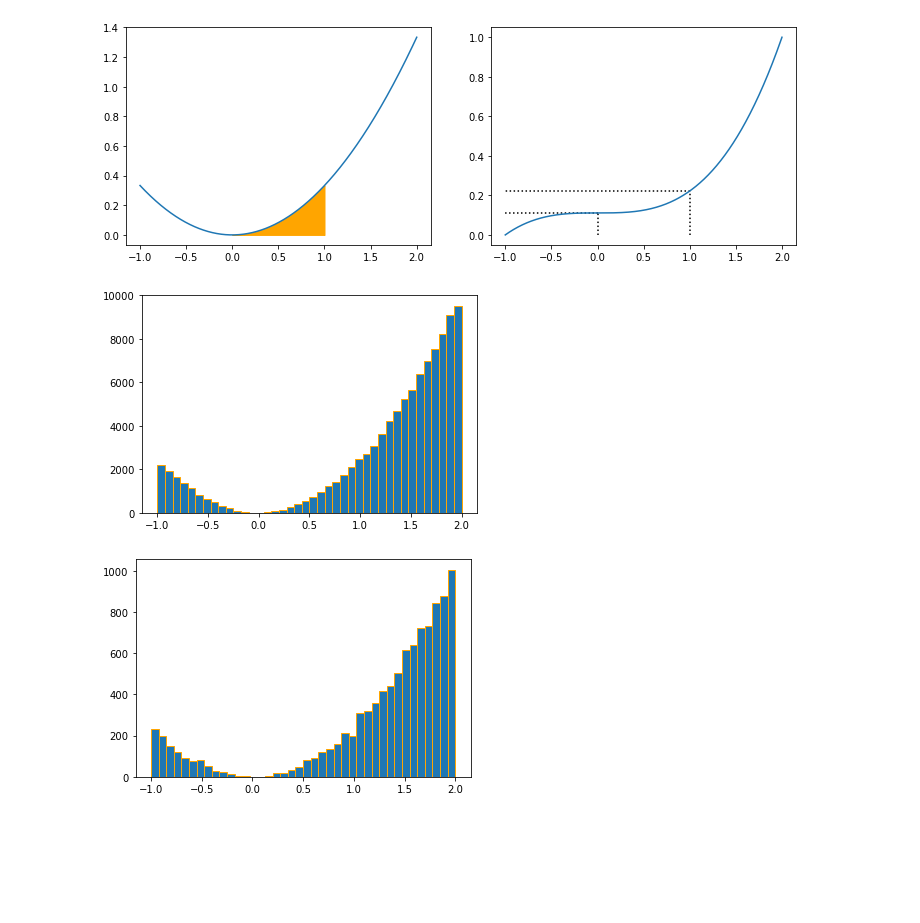
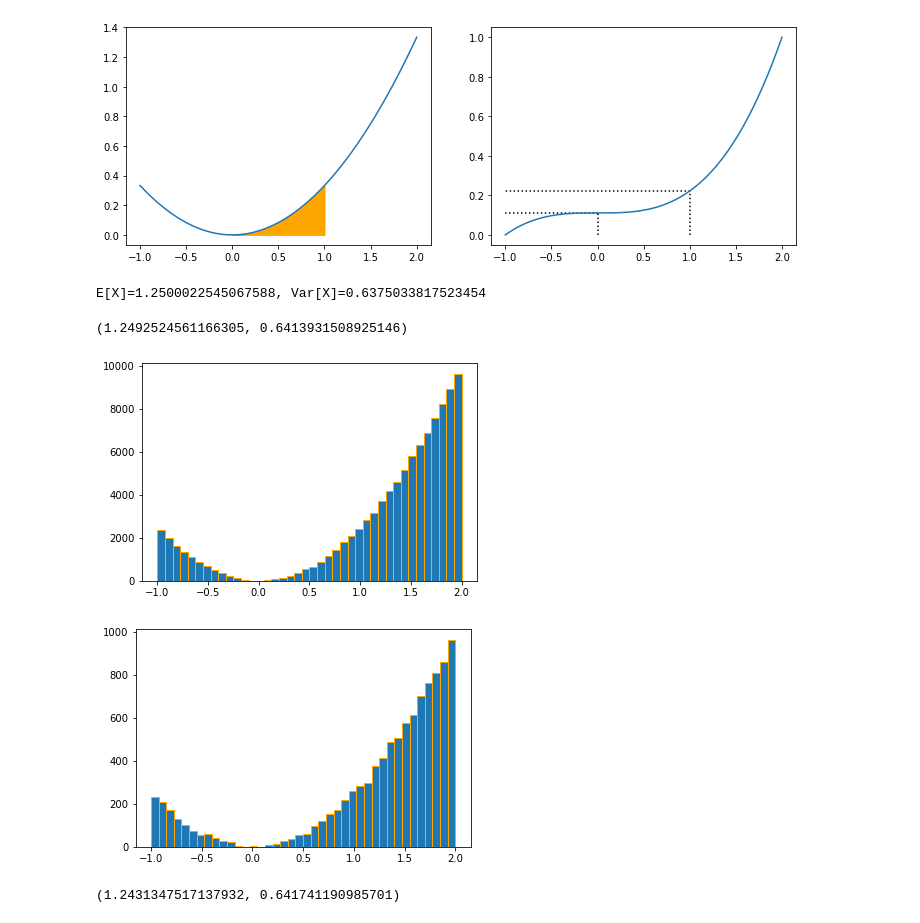
Before and after one commit to marsgr6/r-scripts, a Jupyter notebook: notebooks/continuous_distributions_practice.ipynb, the cells around one changed output. Cells and saved outputs as stored; diff of their text form; code cells hidden in the pictures; blank space fills up the shorter version.

```diff
--- a/notebooks/continuous_distributions_practice.ipynb
+++ b/notebooks/continuous_distributions_practice.ipynb
@@ -51,20 +55,36 @@ print("P({}<X<{})=F({})-F({})={}".format(a, b, b, a, F(b)-F(a)))
 P(0<X<1)=0.11111116677794466
 P(0<X<1)=F(1)-F(0)=0.1111111111111111
 [figure]
+# %%
+x = np.linspace(-1, 2, 1000)
+
+EX = np.trapz(x*f(x), x)
+VarX = np.trapz(x**2*f(x), x) - EX**2
+print("E[X]={}, Var[X]={}".format(EX, VarX))
+# %% [output]
+E[X]=1.2500022545067588, Var[X]=0.6375033817523454
 # %%
 u = np.random.random(size=100000)
-h = plt.hist(ICDF(u), bins=40, edgecolor="orange")
+X = ICDF(u)
+h = plt.hist(X, bins=40, edgecolor="orange")
+X.mean(), X.var()
 # %% [output]
+(1.2492524561166305, 0.6413931508925146)
-[figure, old version]
+[figure, new version]
 # %%
 a, b, c = -1, 2, 2
 X = []
 n = 10000
 while len(X) < n:
     xr = np.random.random()*(b-a) + a
     yr = np.random.random()*c
     if yr < f(xr):
         X += [xr]
+X = np.array(X)
 h = plt.hist(X, bins=40, edgecolor="orange")
 # %% [output]
-[figure, old version]
+[figure, new version]
+# %%
+X.mean(), X.var()
+# %% [output]
+(1.2431347517137932, 0.641741190985701)
```
Also changed, not shown: parts of 1 cell of this notebook.
